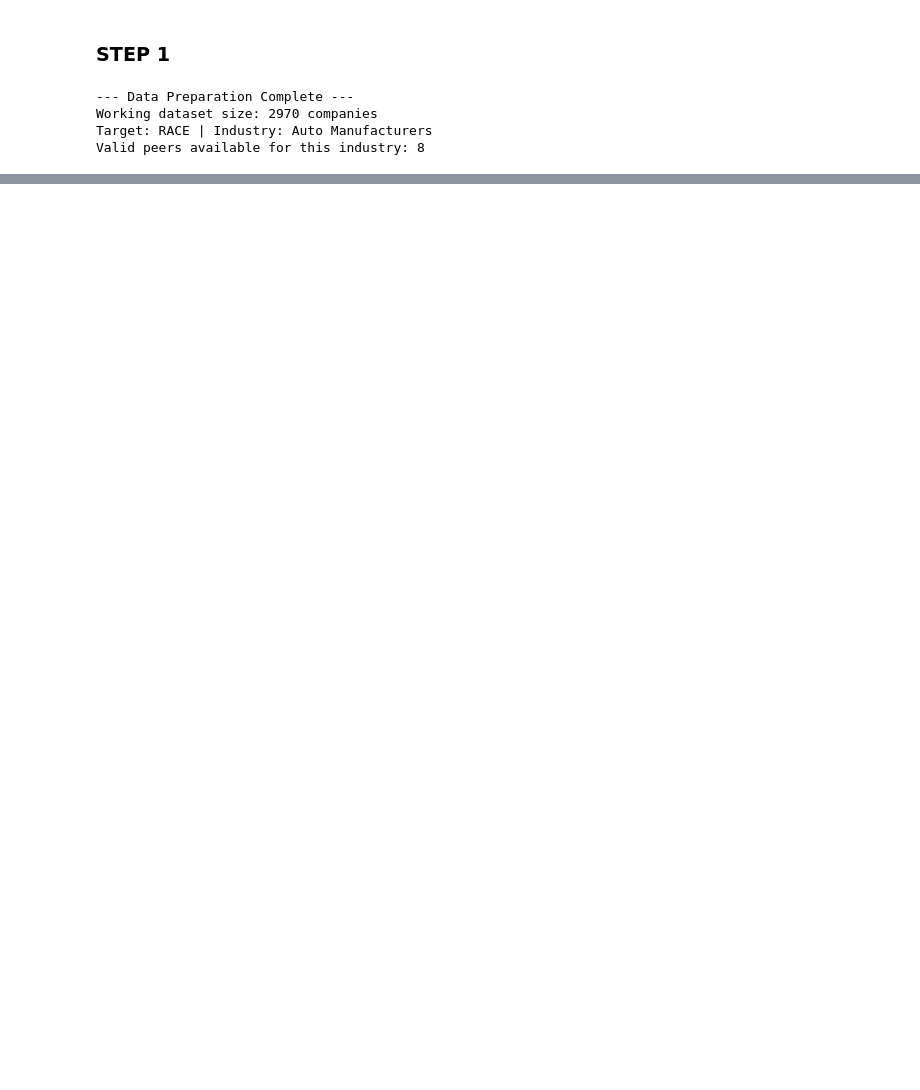
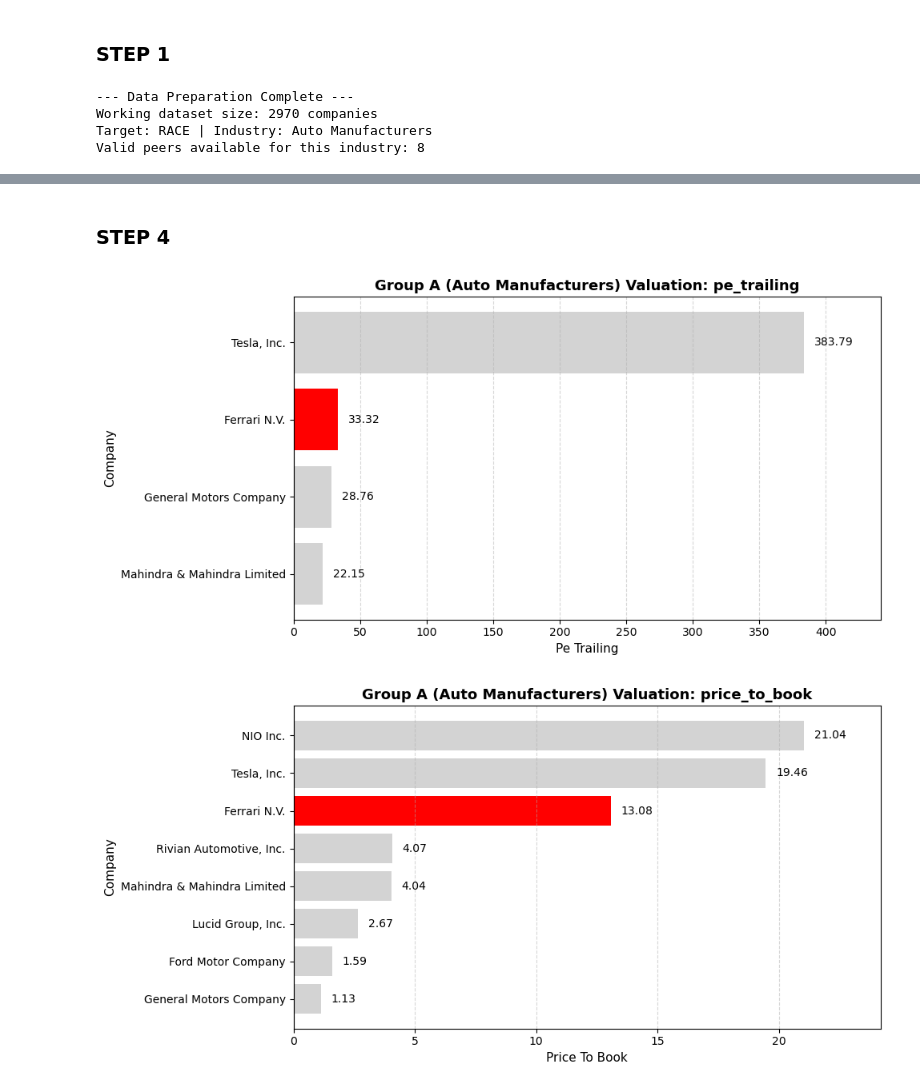
Before and after one commit to Cris887272/BDA2026, a Jupyter notebook: Homework2_company_deep_dive.ipynb, the cells around one changed output, grey strips where cells are left out. Cells and saved outputs as stored; diff of their text form; code cells hidden in the pictures; blank space fills up the shorter version.

Commit message:
Completed Homework 2 - Ferrari fundamental analysis

```diff
--- a/Homework2_company_deep_dive.ipynb
+++ b/Homework2_company_deep_dive.ipynb
@@ -59,0 +319,69 @@ Valid peers available for this industry: 8
+# %% [markdown]
+### STEP 4
+# %%
+# Valuation Analysis (Group A only)
+
+# Define the selected valuation metrics and target
+metrics_step4 = ['pe_trailing', 'price_to_book']
+target_symbol = 'RACE'
+
+# Identify the target industry for Group A
+target_industry = df_work[df_work['symbol'] == target_symbol]['industry'].iloc[0]
+
+for metric in metrics_step4:
+
+    # RULE APPLIED: Clean missing values AND treat values <= 0 as missing
+    df_metric = df_work[(df_work[metric].notna()) & (df_work[metric] > 0)].copy()
+
+    # Rebuild Group A: Top 10 by Market Cap in the same industry
+    group_a = df_metric[df_metric['industry'] == target_industry].sort_values(by='market_cap', ascending=False).head(10)
+
+    # Append the target company if it is not naturally in the top 10
+    if target_symbol not in group_a['symbol'].values:
+        target_row = df_metric[df_metric['symbol'] == target_symbol]
+        if not target_row.empty:
+            group_a = pd.concat([group_a, target_row])
+
+    # Skip if group is empty (safety check)
+    if group_a.empty:
+        print(f"No valid data for {metric} in Group A.")
+        continue
+
+    # Plotting
+    plot_df = group_a.copy()
+
+    # Apply labels
+    plot_df['plot_label'] = plot_df.apply(
+        lambda x: x['symbol'] if pd.isna(x['company_name']) or str(x['company_name']).strip() == '' else x['company_name'],
+        axis=1
+    )
+
+    # RULE APPLIED: Sort charts in ascending order
+    plot_df = plot_df.sort_values(by=metric, ascending=True)
+
+    plt.figure(figsize=(10, 5))
+
+    # Highlight target in red
+    colors = ['red' if sym == target_symbol else 'lightgrey' for sym in plot_df['symbol']]
+    bars = plt.barh(plot_df['plot_label'], plot_df[metric], color=colors)
+
+    # Chart formatting
+    plt.title(f"Group A ({target_industry}) Valuation: {metric}", fontsize=13, fontweight='bold')
+    plt.xlabel(metric.replace('_', ' ').title(), fontsize=11)
+    plt.ylabel('Company', fontsize=11)
+    plt.grid(axis='x', linestyle='--', alpha=0.5)
+
+    # Add numeric labels at the end of each bar
+    max_val = plot_df[metric].max()
+    offset = max_val * 0.02 if pd.notna(max_val) and max_val > 0 else 0.05
+
+    for bar in bars:
+        val = bar.get_width()
+        plt.text(val + offset, bar.get_y() + bar.get_height()/2, f'{val:.2f}', va='center', ha='left', fontsize=10)
+
+    plt.margins(x=0.15)
+    plt.tight_layout()
+    plt.show()
+# %% [output]
+[figure, added]
+[figure, added]
```
Also changed, not shown: parts of 15 cells of this notebook.
